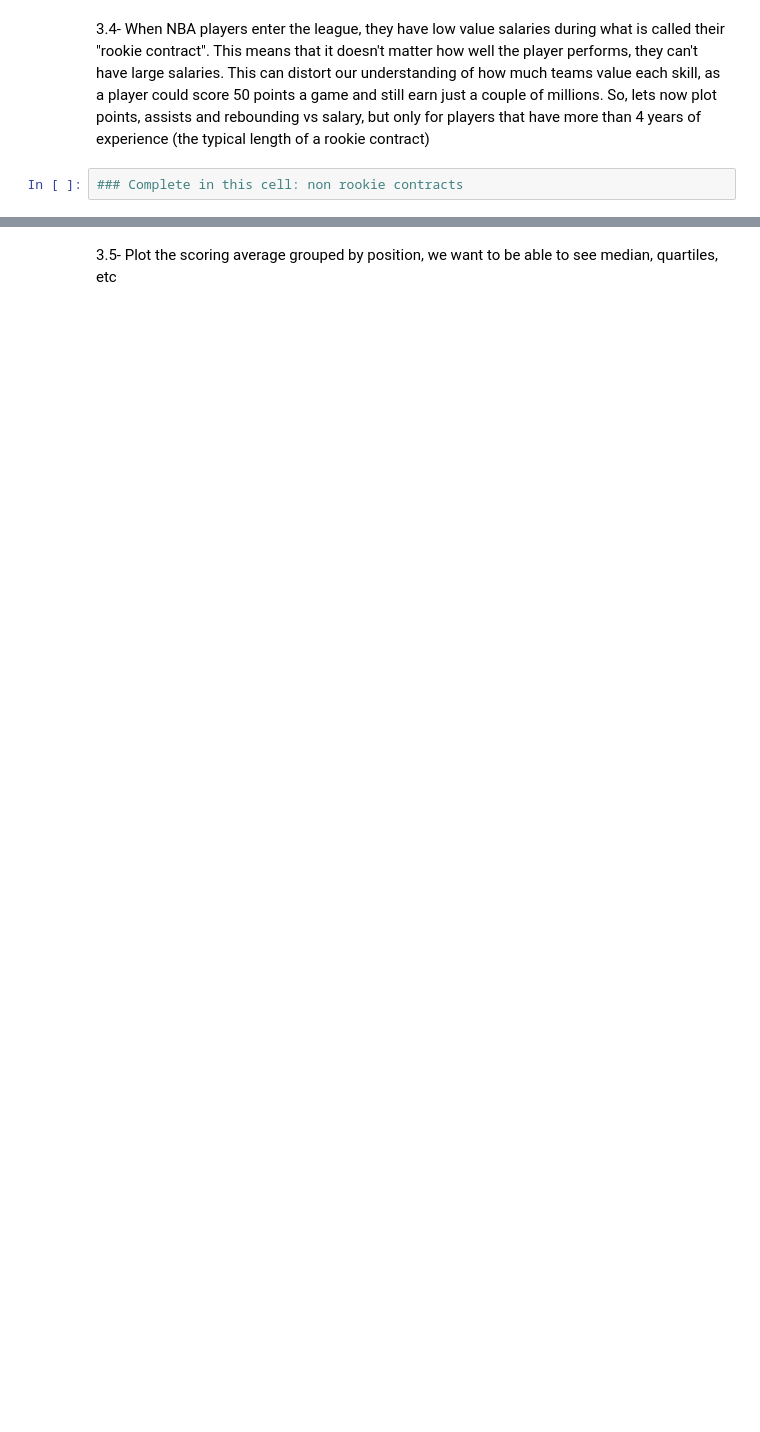
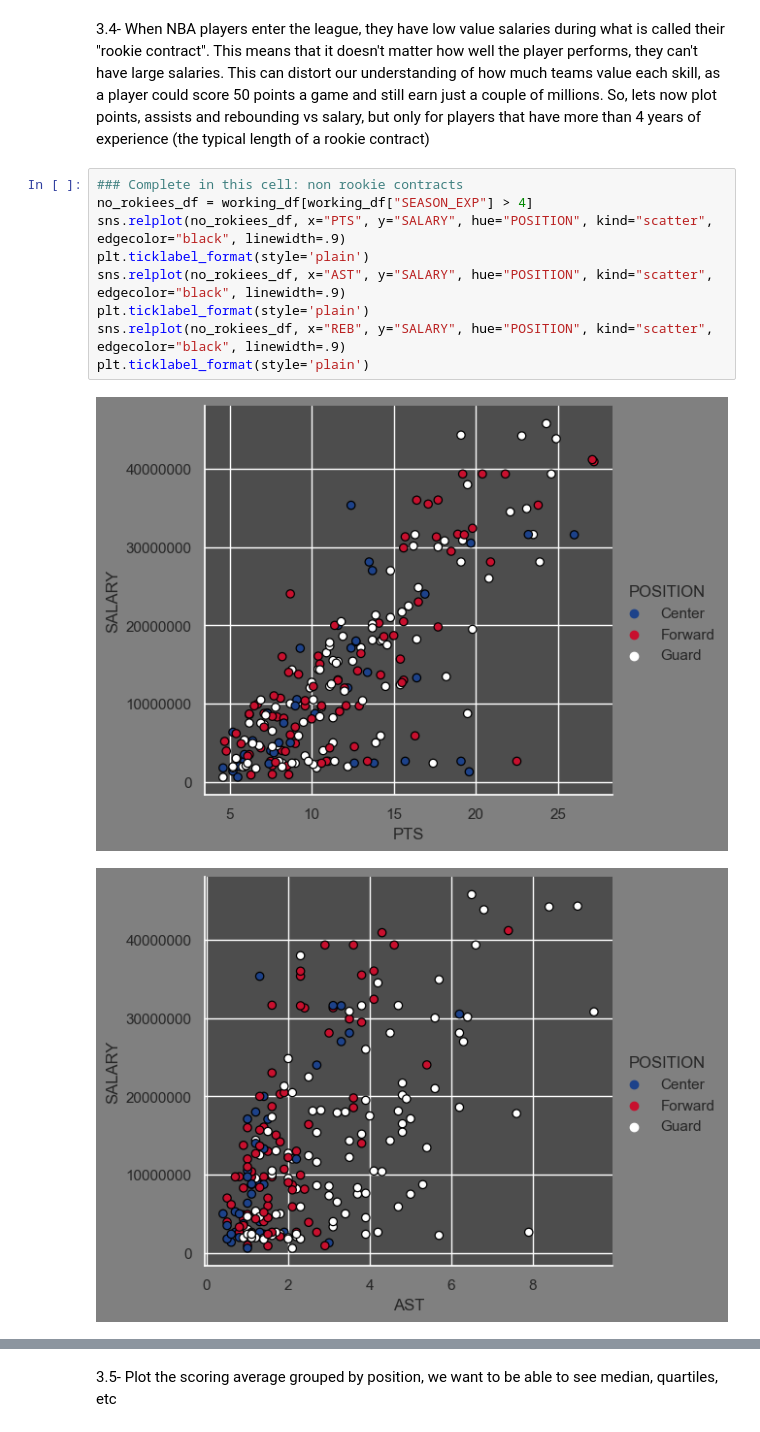
Before and after one commit to ja-818/NBA_statistics, a Jupyter notebook: Sprint_01_Julián_Arango.ipynb, the cells around one changed output, grey strips where cells are left out. Cells and saved outputs as stored; diff of their text form; blank space fills up the shorter version.

```diff
--- a/Sprint_01_Julián_Arango.ipynb
+++ b/Sprint_01_Julián_Arango.ipynb
@@ -588,3 +566,13 @@ NameError: name 'working_df' is not defined
 3.4- When NBA players enter the league, they have low value salaries during what is called their "rookie contract". This means that it doesn't matter how well the player performs, they can't have large salaries. This can distort our understanding of how much teams value each skill, as a player could score 50 points a game and still earn just a couple of millions. So, lets now plot points, assists and rebounding vs salary, but only for players that have more than 4 years of experience (the typical length of a rookie contract)
 # %%
 ### Complete in this cell: non rookie contracts
+no_rokiees_df = working_df[working_df["SEASON_EXP"] > 4]
+sns.relplot(no_rokiees_df, x="PTS", y="SALARY", hue="POSITION", kind="scatter", edgecolor="black", linewidth=.9)
+plt.ticklabel_format(style='plain')
+sns.relplot(no_rokiees_df, x="AST", y="SALARY", hue="POSITION", kind="scatter", edgecolor="black", linewidth=.9)
+plt.ticklabel_format(style='plain')
+sns.relplot(no_rokiees_df, x="REB", y="SALARY", hue="POSITION", kind="scatter", edgecolor="black", linewidth=.9)
+plt.ticklabel_format(style='plain')
+# %% [output]
+[figure, added]
+[figure, added]
```
Also changed, not shown: parts of 30 cells of this notebook.
